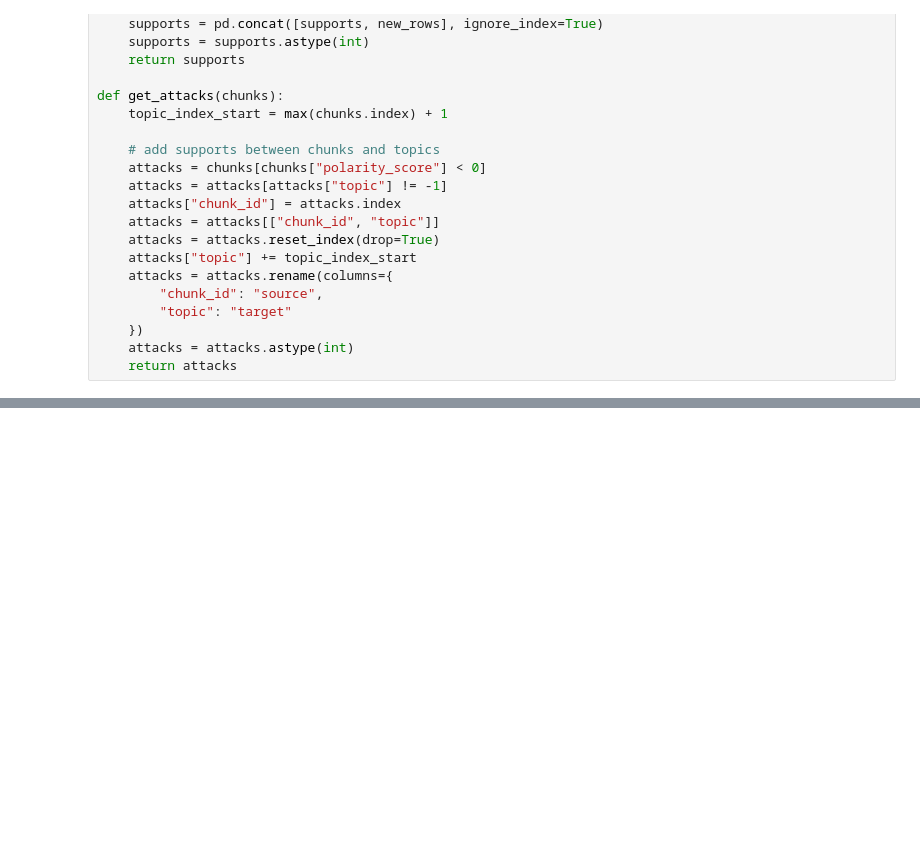
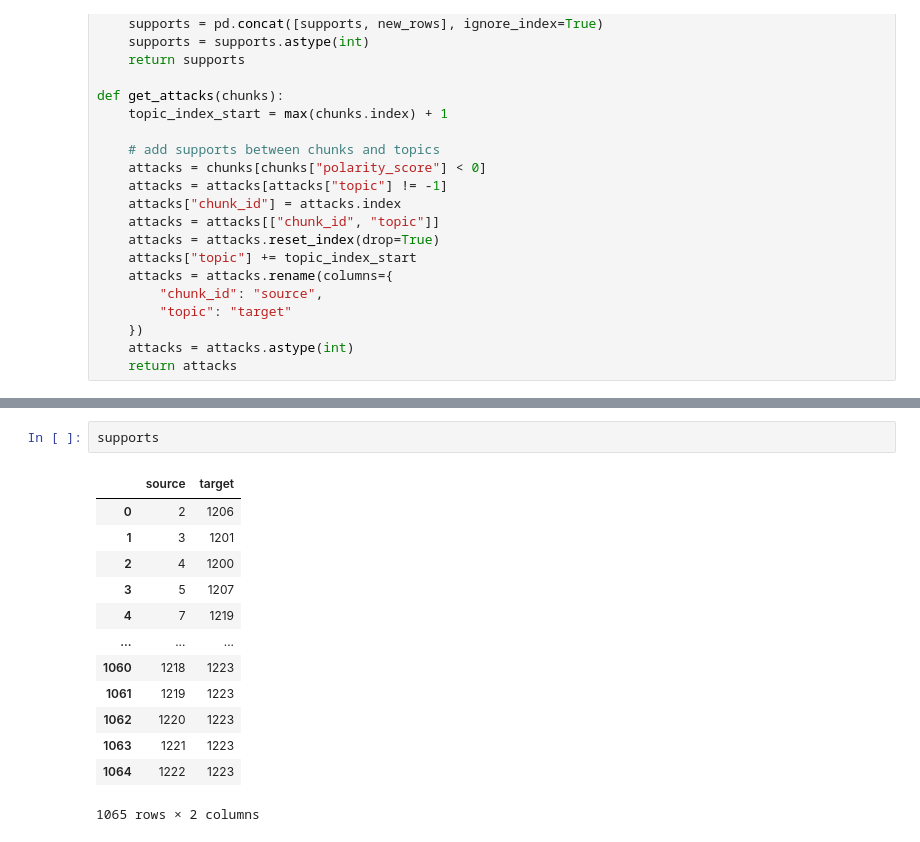
Before and after one commit to EyeofBeholder-NLeSC/proto-solver, a Jupyter notebook: prototype.ipynb, the cells around one changed output, grey strips where cells are left out. Cells and saved outputs as stored; diff of their text form; blank space fills up the shorter version.

```diff
--- a/prototype.ipynb
+++ b/prototype.ipynb
@@ -105,0 +129,16 @@ def get_attacks(chunks):
+# %%
+supports
+# %% [output]
+|  | source | target |
+| 0 | 2 | 1206 |
+| 1 | 3 | 1201 |
+| 2 | 4 | 1200 |
+| 3 | 5 | 1207 |
+| 4 | 7 | 1219 |
+| ... | ... | ... |
+| 1060 | 1218 | 1223 |
+| 1061 | 1219 | 1223 |
+| 1062 | 1220 | 1223 |
+| 1063 | 1221 | 1223 |
+| 1064 | 1222 | 1223 |
+1065 rows × 2 columns
```
Also changed, not shown: parts of 11 cells of this notebook, 2 other files.
